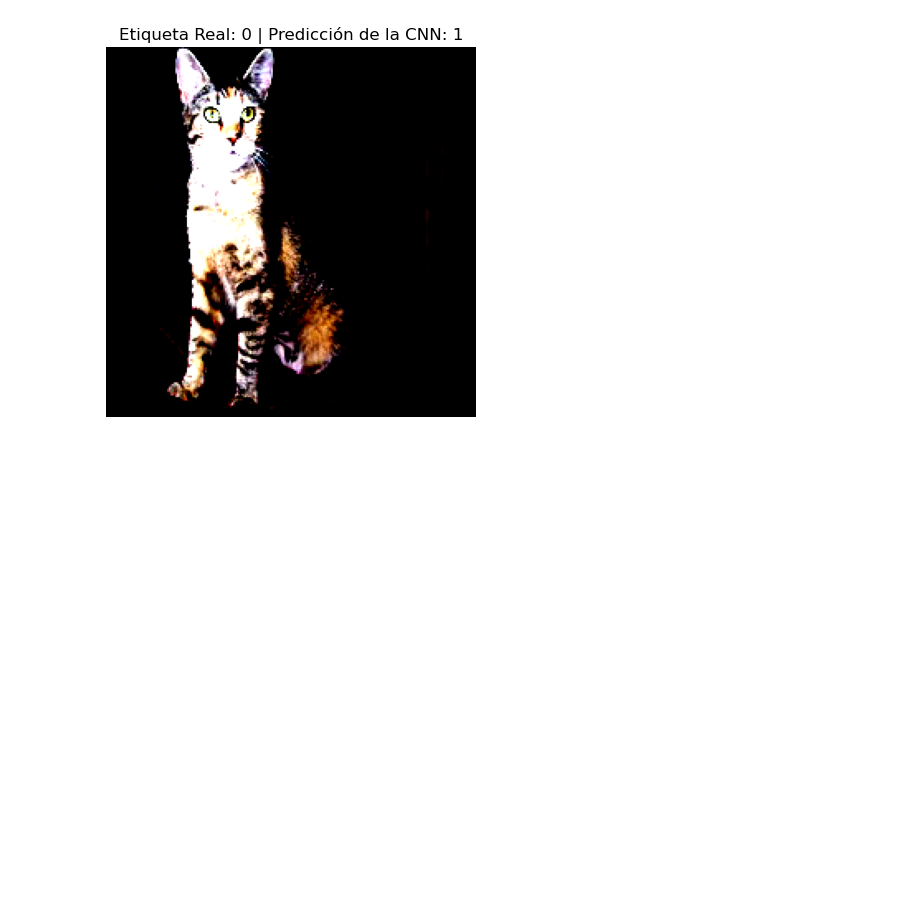
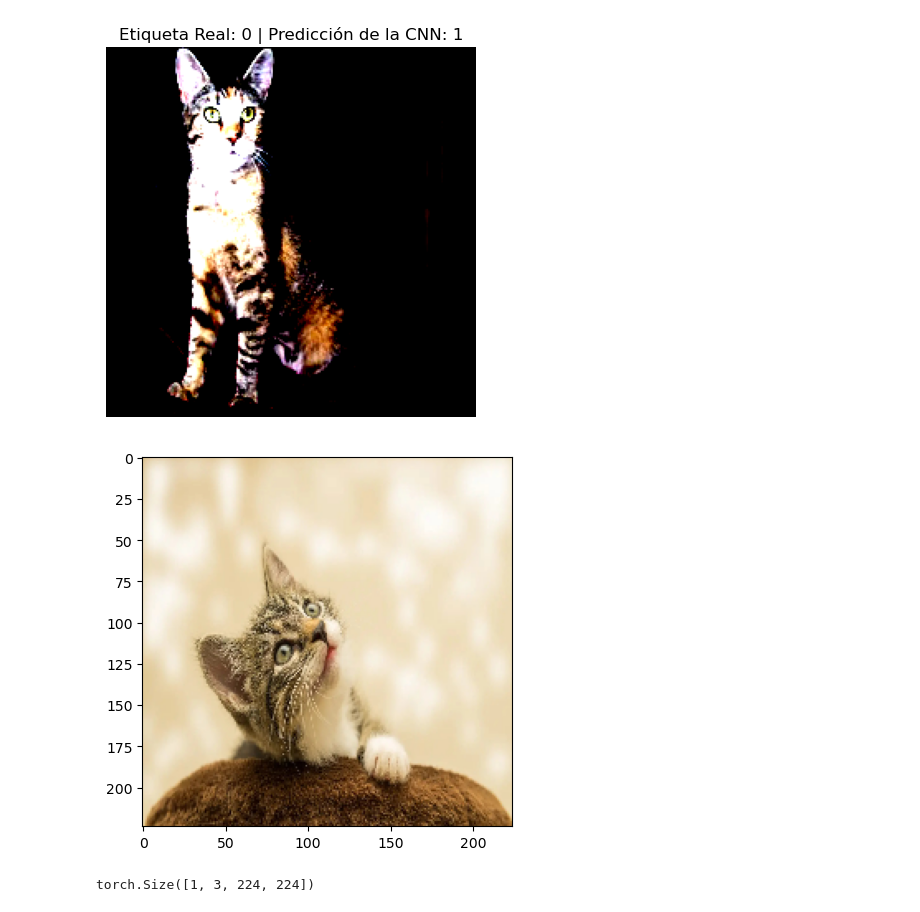
Before and after one commit to pprezp/DSRN_UAEMEX, a Jupyter notebook: Modulo_04/Red Neuronal Biclase.ipynb, the cells around one changed output. Cells and saved outputs as stored; diff of their text form; code cells hidden in the pictures; blank space fills up the shorter version.

```diff
--- a/Modulo_04/Red Neuronal Biclase.ipynb
+++ b/Modulo_04/Red Neuronal Biclase.ipynb
@@ -204,4 +204,25 @@ plt.show()
 Clipping input data to the valid range for imshow with RGB data ([0..1] for floats or [0..255] for integers). Got range [-2.0322802..2.64].
 [figure]
 # %%
-import cv2
+
+img = cv2.imread( 'kitten.jpg')
+image_resized = cv2.resize(img, (224, 224))
+img_rgb = cv2.cvtColor(image_resized, cv2.COLOR_BGR2RGB)
+plt.imshow(img_rgb, cmap = "Accent")
+plt.show()
+
+tensor_kitten = torch.from_numpy(img_rgb).permute(2, 0, 1).float() / 255.0
+tensor_kitten = tensor_kitten.unsqueeze(0)
+print(tensor_kitten.shape)
+
+con_prediccion = model(tensor_kitten.to(device))
+_, prediccion = torch.max(con_prediccion, 1)
+
+# Dibujar el primer elemento del lote
+plt.imshow(tensor_kitten.squeeze().numpy().transpose(1, 2, 0))
+plt.title(f"Predicción de la CNN: {prediccion[0].item()}")
+plt.axis('off')
+plt.show()
+# %% [output]
+[figure, added]
+torch.Size([1, 3, 224, 224])
```
Also changed, not shown: parts of 2 cells of this notebook.
